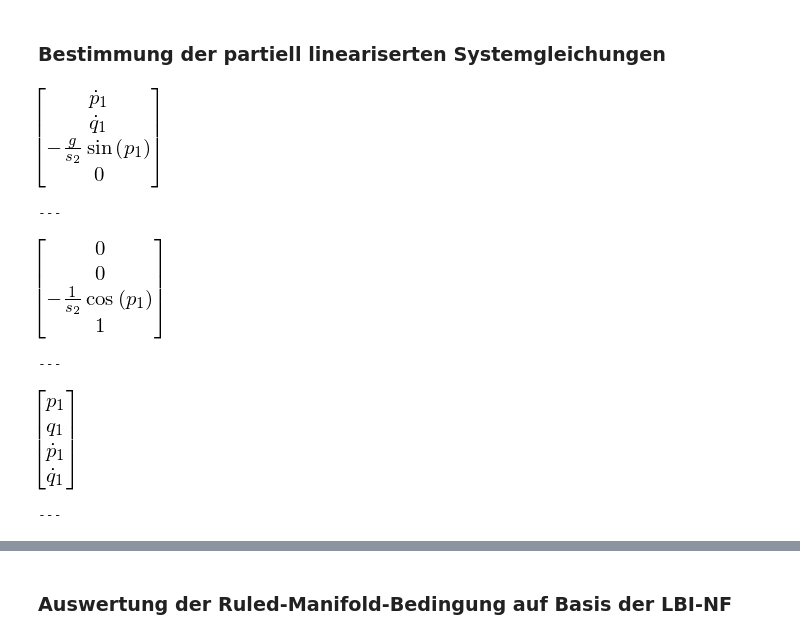
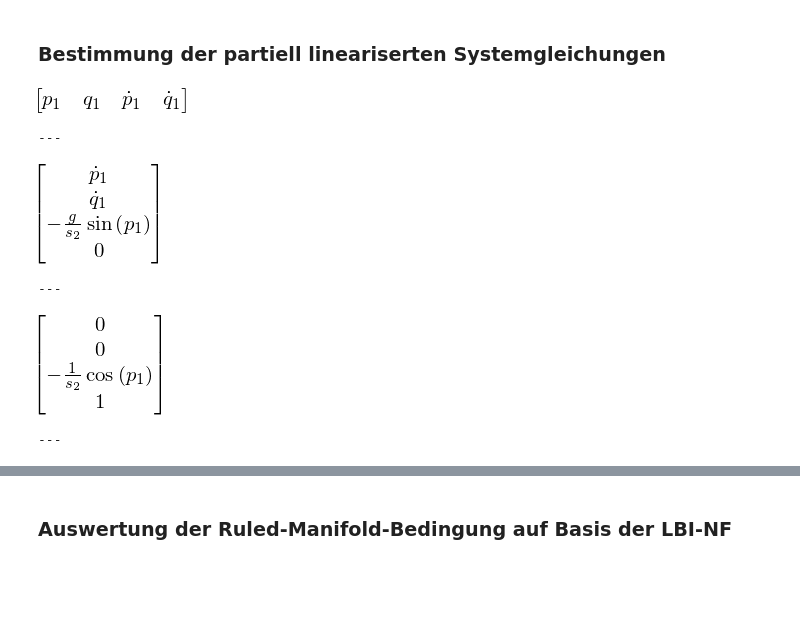
Before and after one commit to cknoll/beispiele, a Jupyter notebook: relevant/wagen_pendel_nichtflachheit.ipynb, the cells around one changed output, grey strips where cells are left out. Saved outputs shown, nothing was run; the diff lists cells and outputs as text; code cells hidden in the pictures; blank space fills up the shorter version.

```diff
--- a/relevant/mechanik_wagen_pendel_nichtflachheit.ipynb
+++ b/relevant/wagen_pendel_nichtflachheit.ipynb
@@ -115,14 +115,14 @@ mod.MM
 # %%
 mod.calc_coll_part_lin_state_eq(simplify=True)
 # %%
+xx = mod.x ##:T
 f = mod.ff ##:
-G = mod.gg ##:
-xx = mod.x ##:
-g1 = st.col_split(G)
+G = mod.gg
+g1, = st.col_split(G) ##:
 # %% [output]
-[figure, old version]
+[figure, new version]
 ---
-[figure, old version]
+[figure, new version]
 ---
-[figure, old version]
+[figure, new version]
 ---
```
Also changed, not shown: parts of 12 cells of this notebook, 26 other files.
